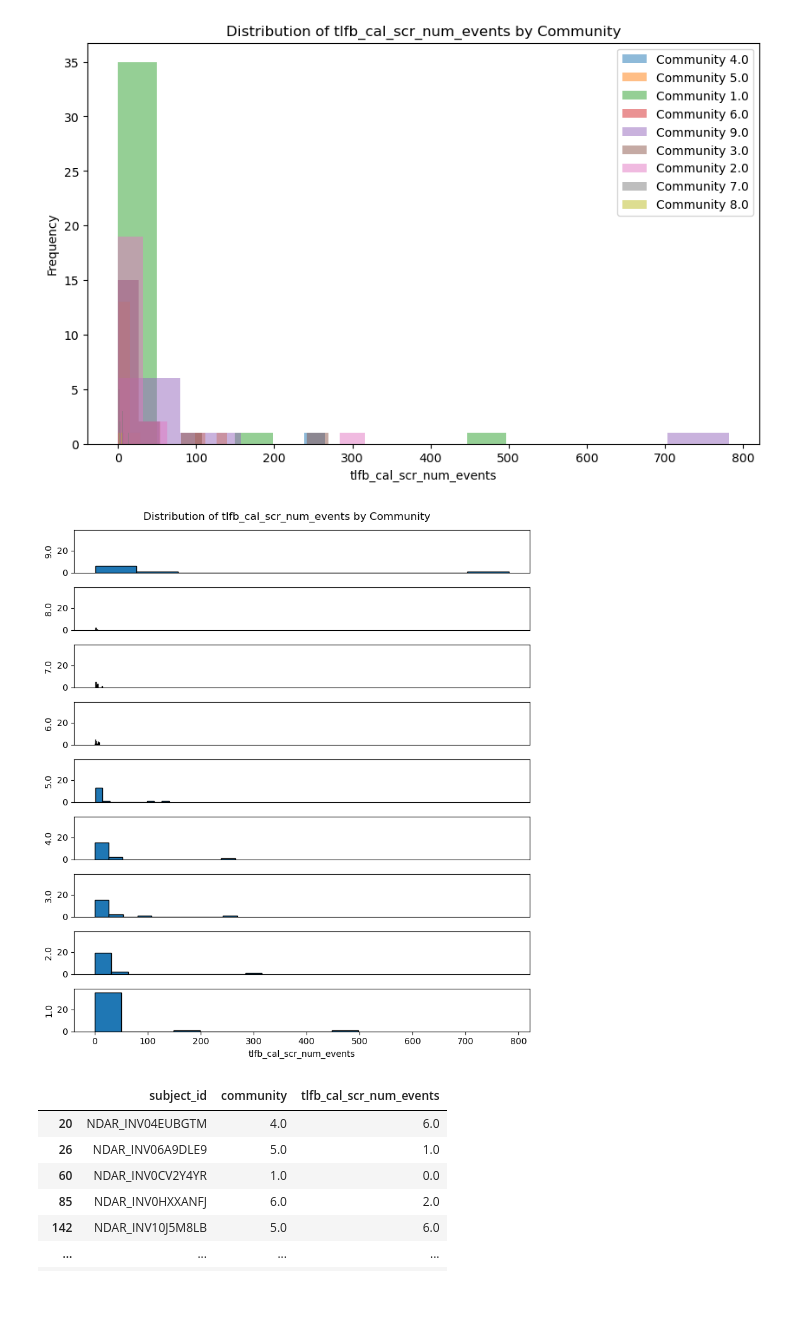
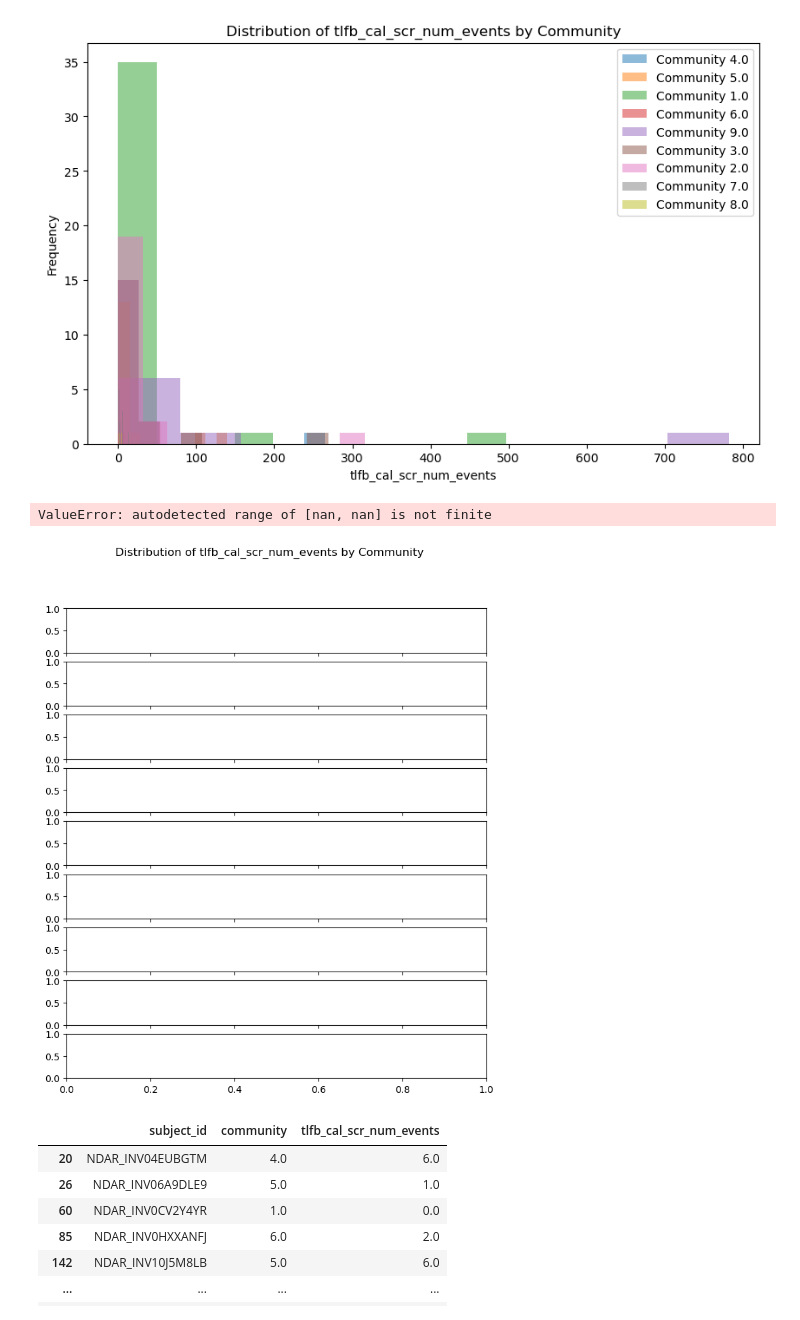
Before and after one commit to lundq163/FRF_results_viz, a Jupyter notebook: substance_use_work/substance_use_horiz_label_fig.ipynb, the cells around one changed output. Saved outputs shown, nothing was run; the diff lists cells and outputs as text; code cells hidden in the pictures.

Commit message:
substance use eda changes

```diff
--- a/substance_use_work/substance_use_horiz_label_fig.ipynb
+++ b/substance_use_work/substance_use_horiz_label_fig.ipynb
@@ -56,5 +334,5 @@ filtered_data_arms1
 # %%
-substance_use_df = pd.read_csv('./subjectID_plus_number_of_uses.csv')
+substance_use_df = pd.read_csv('./all_sui_l_metrics.csv')
 substance_use_df = substance_use_df.rename(columns={'src_subject_id': 'subject_id'})
 substance_use_df
 # %% [output]
@@ -152,2 +453,35 @@ tlfb_cal_scr_num_events
 Name: count, dtype: int64
+# %%
+experimentation_columns = ['tlfb_alc_sip_l',
+                           'tlfb_tob_puff_l',
+                           'tlfb_mj_puff_l',
+                           'tlfb_mj_synth_use_l', #synthetic mj
+                           'tlfb_bitta_use_l', #bittamugen or byphoditin
+                           'tlfb_inhalant_use_l', #sniffing prodects to get high
+                           #'tlfb_sniff_use_l',
+                           'tlfb_cough_use_l', #prescription med abuse
+                           'tlfb_tranq_use_l',
+                           'tlfb_vicodin_use_l',
+                           'tlfb_opi_use_l',
+                           'tlfb_coc_use_l', #cocaine
+                           'tlfb_bsalts_use_l', #bath salts
+                           'tlfb_meth_use_l', #methamphetamine
+                           'tlfb_amp_use_l', #amphetamine
+                           'tlfb_mdma_use_l',
+                           'tlfb_ket_use_l', #ketamine
+                           'tlfb_ghb_use_l', #gbh
+                           'tlfb_shrooms_use_l', #mushrooms
+                           'tlfb_salvia_use_l', #salvia
+                           'tlfb_steroids_use_l'] #steroids
+
+def keep_all_with_info(df, id_column, info_columns):
+    # Function to check if a row has any non-NaN values in info columns
+    def has_info(row):
+        return row[info_columns].notna().any()
+    # Apply the has_info function to each row
+    mask = df.apply(has_info, axis=1)
+    # Return the filtered dataframe
+    return df[mask]
+# Usage
+merged_use_df = keep_all_with_info(merged_use_no_nan, 'src_subject_id', experimentation_columns)
 # %%
@@ -285,6 +551,6 @@ merged_use_df_counts_test
 # %%
 #pivot the data to prepare it for visualization
 
-df_pivot = merged_use_df_counts_test.pivot(index='community', columns='usage_class', values='proportion')
-df_pivot = df_pivot.sort_index()
-df_pivot
+#df_pivot = merged_use_df_counts_test.pivot(index='community', columns='usage_class', values='proportion')
+#df_pivot = df_pivot.sort_index()
+#df_pivot
@@ -375,42 +629,43 @@ plt.show()
 # %% [output]
 [figure]
 # %%
-sorted_communities = sorted(merged_use_nonan_df['community'].unique(), reverse=True)
+sorted_communities = sorted(merged_use_df['community'].unique(), reverse=True)
 height_per_subplot = 1
 
 # Create subplots
 fig, axs = plt.subplots(len(sorted_communities), 1, figsize=(8, height_per_subplot*len(sorted_communities)), sharex=True, sharey=True)
 fig.suptitle('Distribution of tlfb_cal_scr_num_events by Community')
 
 # Find the overall max frequency for y-axis limit
 max_freq = 0
 
 # First pass to calculate histogram data and find max frequency
 hist_data = []
 for community in sorted_communities:
-    community_data = merged_use_nonan_df[merged_use_nonan_df['community'] == community]['tlfb_cal_scr_num_events']
+    community_data = merged_use_df[merged_use_df['community'] == community][heard_of_l_columns]
     counts, _ = np.histogram(community_data, bins=10)
     max_freq = max(max_freq, counts.max())
     hist_data.append((community_data, counts))
 
 # Plot histogram for each community
 for i, (community, (community_data, counts)) in enumerate(zip(sorted_communities, hist_data)):
     axs[i].hist(community_data, bins=10, edgecolor='black')
     axs[i].set_ylabel(f'{community}')
     axs[i].set_ylim(0, max_freq * 1.1)  # Set y-axis limit with 10% padding
 
 # Remove x-labels and tick labels for all but the bottom subplot
 for ax in axs[:-1]:
     ax.tick_params(axis='x', which='both', bottom=False, top=False, labelbottom=False)
 
 # Set x-label for the bottom subplot
 axs[-1].set_xlabel('tlfb_cal_scr_num_events')
 
 # Adjust layout and display
 plt.tight_layout()
 plt.show()
 # %% [output]
+ValueError: autodetected range of [nan, nan] is not finite
-[figure, old version]
+[figure, new version]
 # %%
 merged_use_nonan_df.groupby(['community', 'tlfb_cal_scr_num_events'],observed=False).agg(count=('subject_id', 'sum')).reset_index()
 merged_use_nonan_df
```
Also changed, not shown: parts of 37 cells of this notebook, 6 other files.
